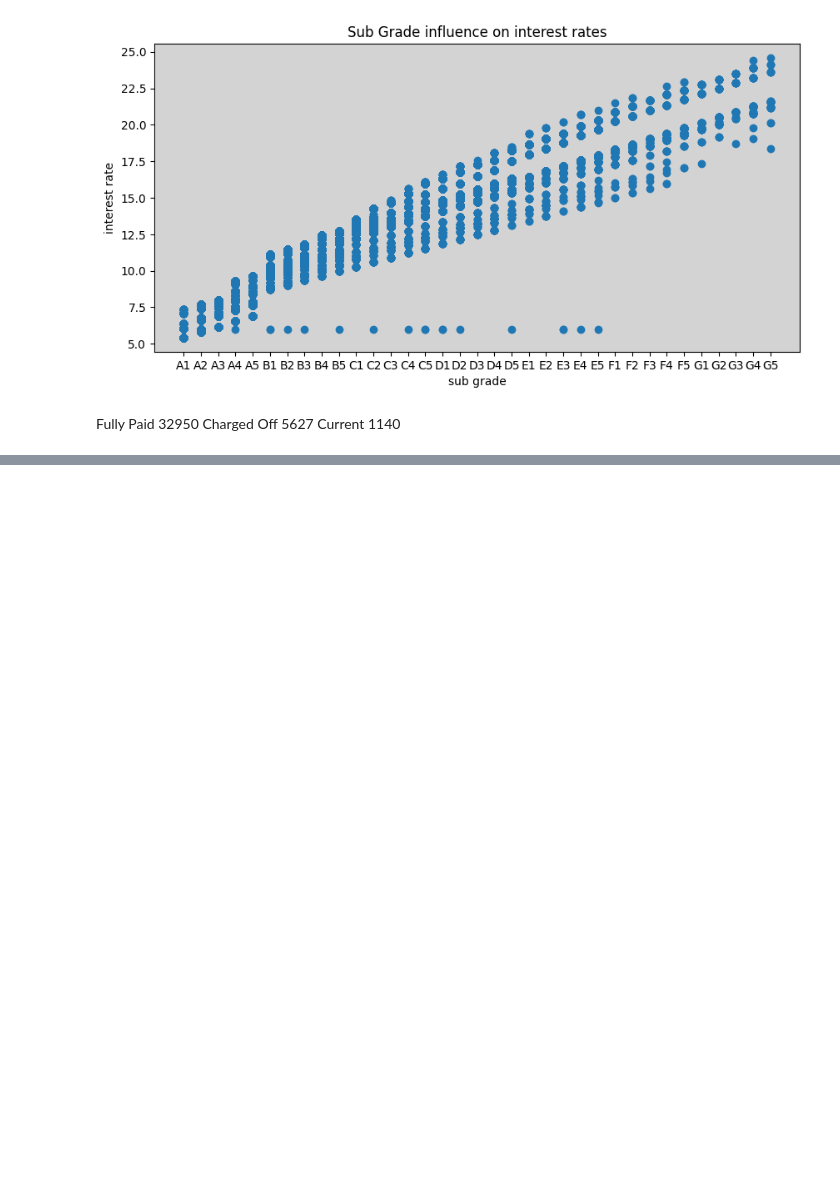
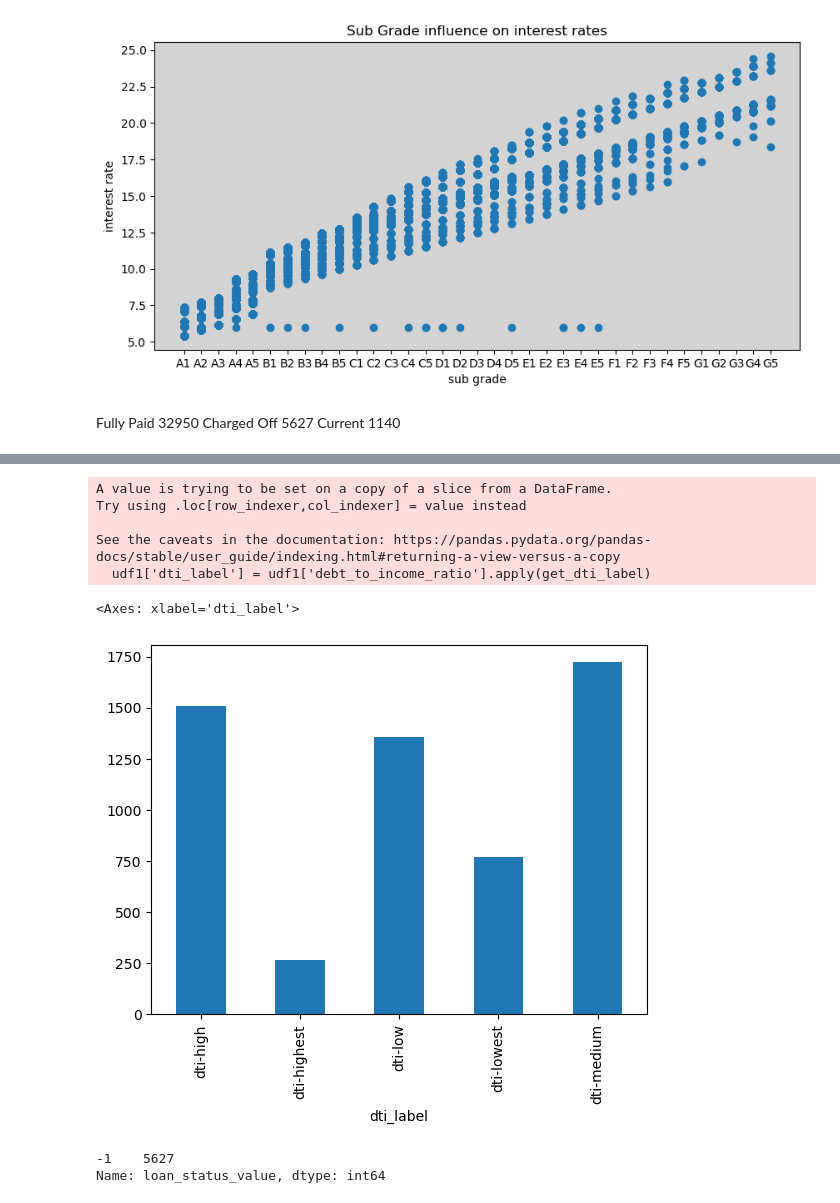
Before and after one commit to nikhil-mothkuri/Lending_Case_Study_Upgrad, a Jupyter notebook: LendingCase.ipynb, the cells around one changed output, grey strips where cells are left out. Drawn from its saved outputs; the diff is of its cells as text; code cells hidden in the pictures; blank space fills up the shorter version.

```diff
--- a/LendingCase.ipynb
+++ b/LendingCase.ipynb
@@ -738,0 +567,31 @@ plt.show()
+# %%
+def get_dti_label(number):
+    if number < 0 or number > 30:
+        raise ValueError("Number should be between 500 and 35000.")
+
+    bin_width = (30) / 5  # Calculate the width of each bin
+    bin_labels = ['dti-lowest', 'dti-low', 'dti-medium', 'dti-high', 'dti-highest']  # Labels for the bins
+    bin_start = 0  # Starting point of the first bin
+
+    # Calculate the bin index
+    bin_index = int((number - bin_start) // bin_width)
+
+    # Return the corresponding bin label
+    return bin_labels[bin_index]
+
+udf1['dti_label'] = udf1['debt_to_income_ratio'].apply(get_dti_label)
+grpd_lnstatus = udf1.groupby(by='dti_label')['loan_status_value'].count()
+grpd_lnstatus.plot(kind='bar')
+# %% [output]
+A value is trying to be set on a copy of a slice from a DataFrame.
+Try using .loc[row_indexer,col_indexer] = value instead
+
+See the caveats in the documentation: https://pandas.pydata.org/pandas-docs/stable/user_guide/indexing.html#returning-a-view-versus-a-copy
+  udf1['dti_label'] = udf1['debt_to_income_ratio'].apply(get_dti_label)
+<Axes: xlabel='dti_label'>
+[figure, added]
+# %%
+udf1.loan_status_value.value_counts()
+# %% [output]
+-1    5627
+Name: loan_status_value, dtype: int64
```
Also changed, not shown: parts of 128 cells of this notebook, 1 other file.
